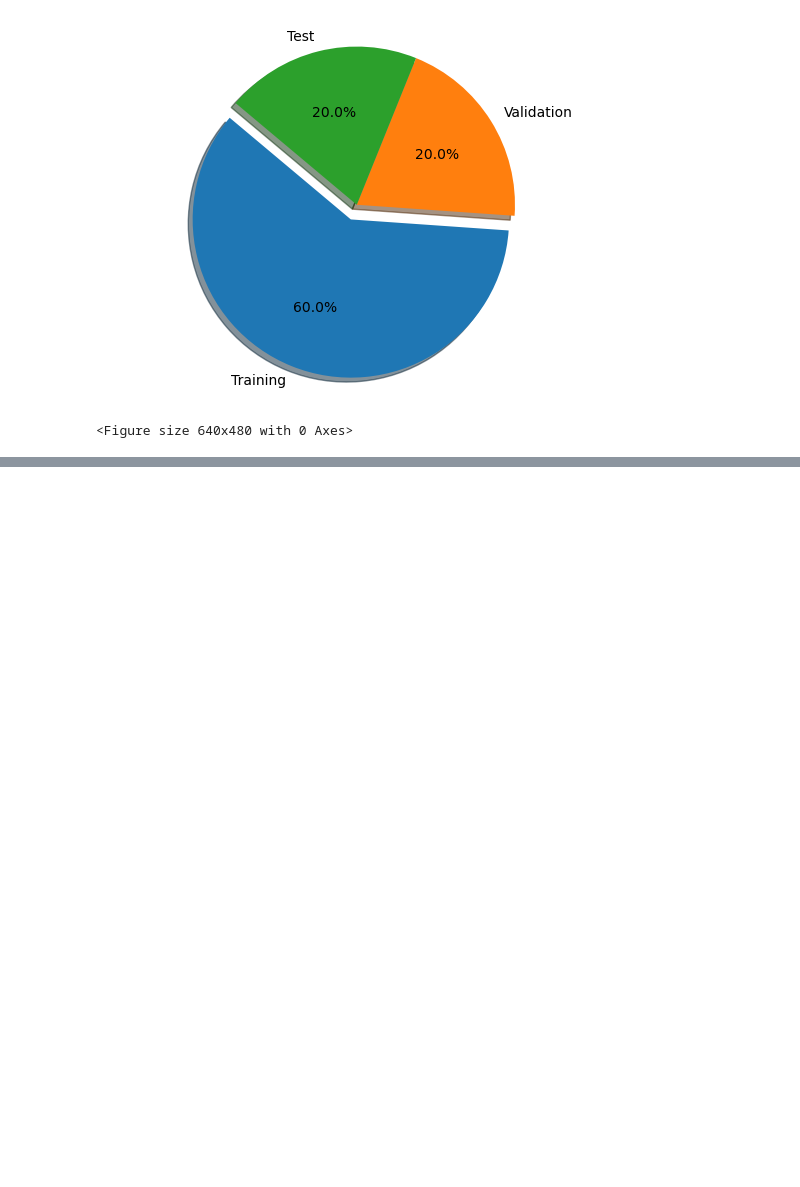
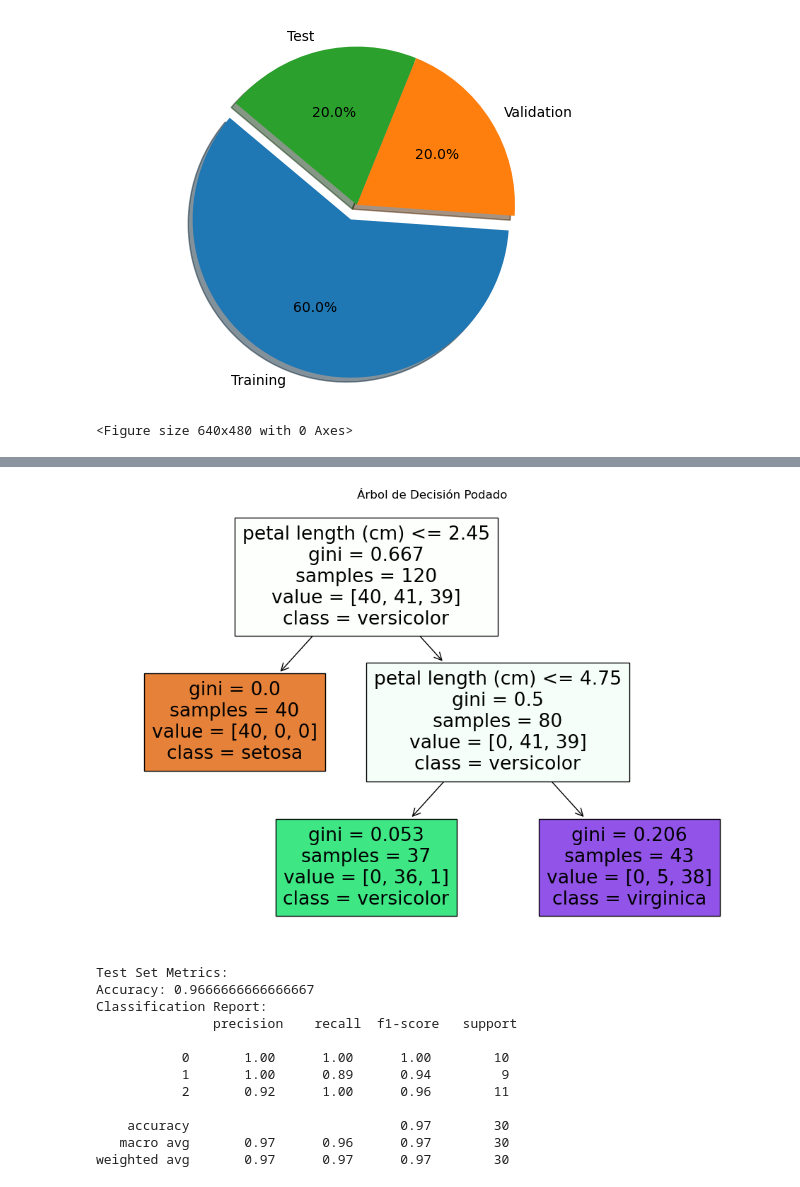
Before and after one commit to juancarloscorona14/mod2-frame, a Jupyter notebook: Reporte/modelo_aux.ipynb, the cells around one changed output, grey strips where cells are left out. Saved outputs shown, nothing was run; the diff lists cells and outputs as text; code cells hidden in the pictures; blank space fills up the shorter version.

```diff
--- a/Reporte/modelo_aux.ipynb
+++ b/Reporte/modelo_aux.ipynb
@@ -395,0 +452,39 @@ plt.show()
+# %%
+# Split the dataset into train and test sets (80-20)
+X_train, X_test, y_train, y_test = train_test_split(X, y, test_size=0.2, random_state=42)
+
+# Define the decision tree classifier with ccp_alpha as the pruning parameter
+clf = DecisionTreeClassifier(ccp_alpha=0.03, random_state=42)
+
+# Fit the decision tree on the training data
+clf.fit(X_train, y_train)
+
+# Visualize the pruned decision tree
+plt.figure(figsize=(12, 8))
+plot_tree(clf, filled=True, feature_names=data.feature_names, class_names=data.target_names)
+plt.title("Árbol de Decisión Podado")
+plt.show()
+
+# Evaluate the pruned tree on the test set
+y_pred = clf.predict(X_test)
+
+# Evaluate the model's performance
+from sklearn.metrics import accuracy_score, classification_report
+
+print("Test Set Metrics:")
+print("Accuracy:", accuracy_score(y_test, y_pred))
+print("Classification Report:\n", classification_report(y_test, y_pred))
+# %% [output]
+[figure, added]
+Test Set Metrics:
+Accuracy: 0.9666666666666667
+Classification Report:
+               precision    recall  f1-score   support
+
+           0       1.00      1.00      1.00        10
+           1       1.00      0.89      0.94         9
+           2       0.92      1.00      0.96        11
+
+    accuracy                           0.97        30
+   macro avg       0.97      0.96      0.97        30
+weighted avg       0.97      0.97      0.97        30
```
Also changed, not shown: parts of 3 cells of this notebook, 2 other files.
